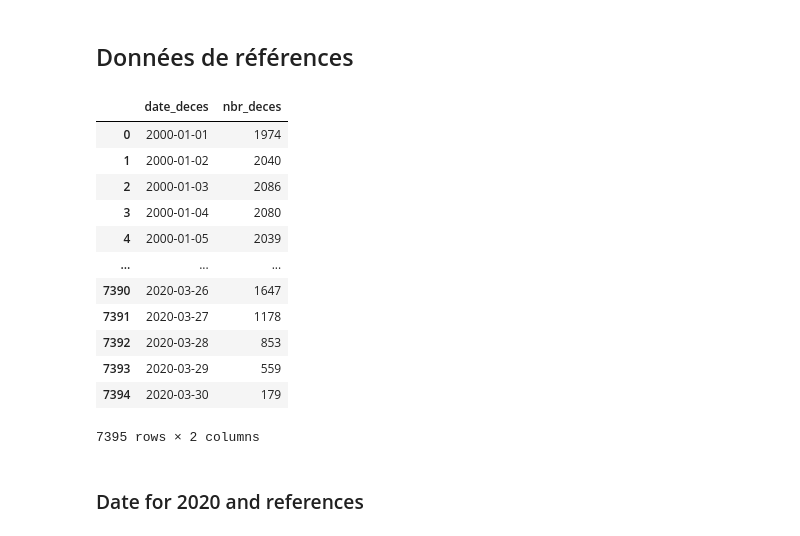
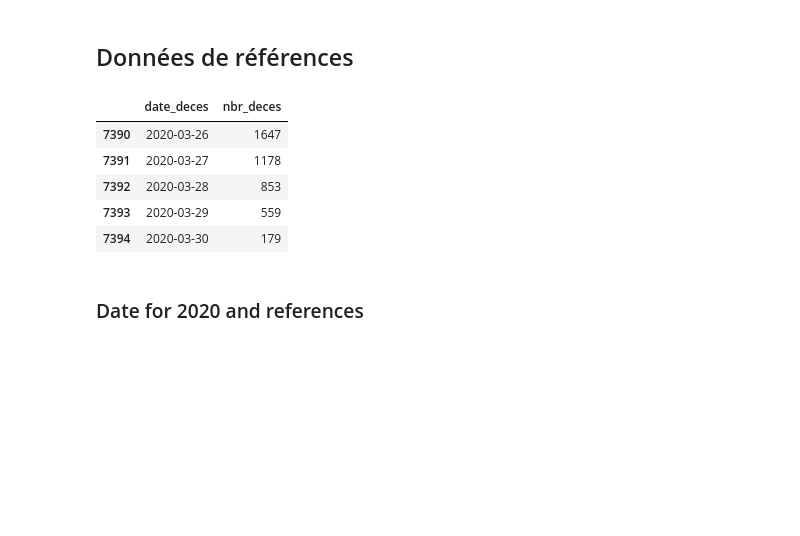
Before and after one commit to makiwara-fr/covid19-analyse, a Jupyter notebook: fr_deaths.ipynb, the cells around one changed output. Cells and saved outputs as stored; diff of their text form; code cells hidden in the pictures; blank space fills up the shorter version.

```diff
--- a/fr_deaths.ipynb
+++ b/fr_deaths.ipynb
@@ -141,19 +134,12 @@ df_histo_csv.reset_index(inplace=True)
-# %%
-df_histo_csv
-# %% [output]
-|  | date_deces | nbr_deces |
-| 0 | 2000-01-01 | 1974 |
-| 1 | 2000-01-02 | 2040 |
-| 2 | 2000-01-03 | 2086 |
-| 3 | 2000-01-04 | 2080 |
-| 4 | 2000-01-05 | 2039 |
-| ... | ... | ... |
-| 7390 | 2020-03-26 | 1647 |
-| 7391 | 2020-03-27 | 1178 |
-| 7392 | 2020-03-28 | 853 |
-| 7393 | 2020-03-29 | 559 |
-| 7394 | 2020-03-30 | 179 |
-7395 rows × 2 columns
+# %%
+df_histo_csv.sort_values(by="date_deces").tail()
+# %% [output]
+|  | date_deces | nbr_deces |
+| 7390 | 2020-03-26 | 1647 |
+| 7391 | 2020-03-27 | 1178 |
+| 7392 | 2020-03-28 | 853 |
+| 7393 | 2020-03-29 | 559 |
+| 7394 | 2020-03-30 | 179 |
 # %% [markdown]
 ### Date for 2020 and references
 # %%
```
Also changed, not shown: parts of 6 cells of this notebook.
